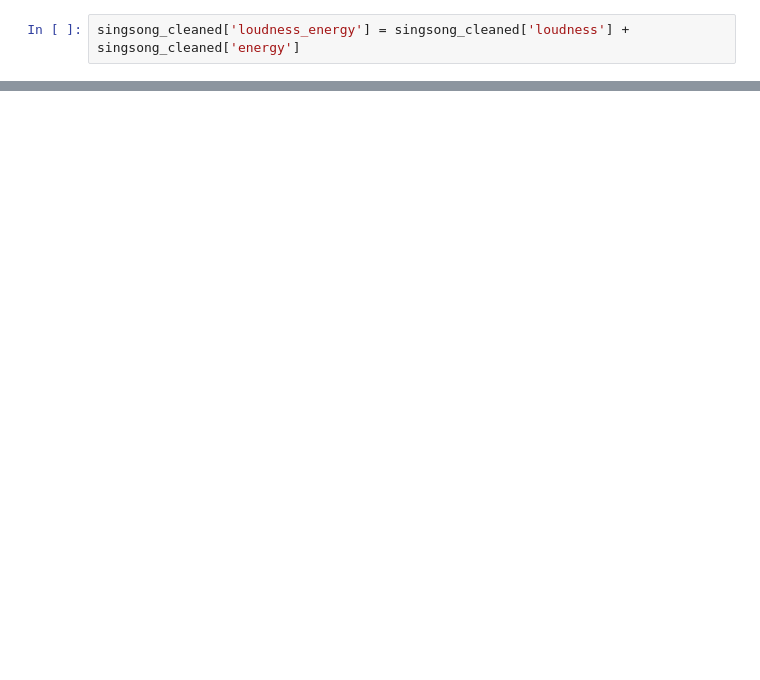
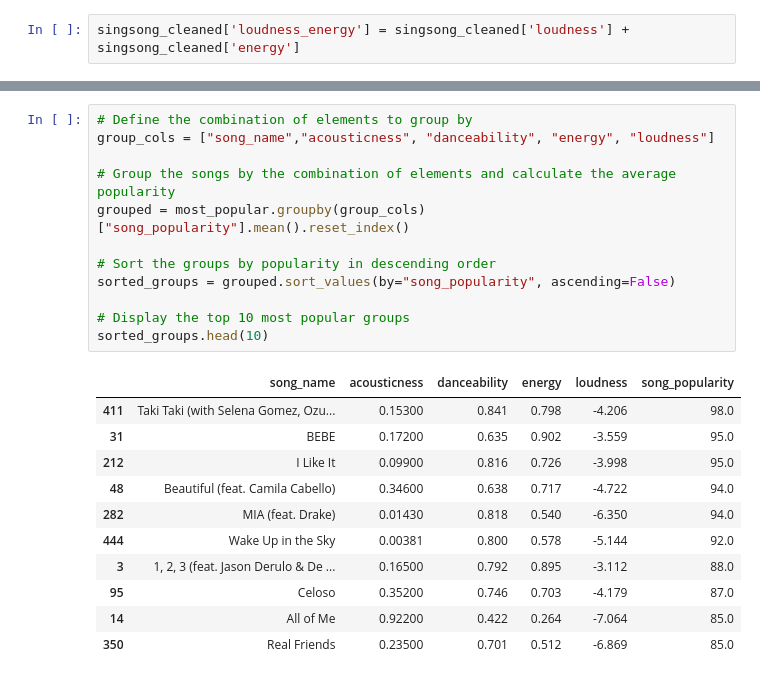
Before and after one commit to ubco-W2022T2-data301/project-group-group48, a Jupyter notebook: analysis pipeline/Person 1.ipynb, the cells around one changed output, grey strips where cells are left out. Cells and saved outputs as stored; diff of their text form; blank space fills up the shorter version.

```diff
--- a/analysis pipeline/Person 1.ipynb
+++ b/analysis pipeline/Person 1.ipynb
@@ -78,0 +120,24 @@ singsong_cleaned
+# %%
+# Define the combination of elements to group by
+group_cols = ["song_name","acousticness", "danceability", "energy", "loudness"]
+
+# Group the songs by the combination of elements and calculate the average popularity
+grouped = most_popular.groupby(group_cols)["song_popularity"].mean().reset_index()
+
+# Sort the groups by popularity in descending order
+sorted_groups = grouped.sort_values(by="song_popularity", ascending=False)
+
+# Display the top 10 most popular groups
+sorted_groups.head(10)
+# %% [output]
+|  | song_name | acousticness | danceability | energy | loudness | song_popularity |
+| 411 | Taki Taki (with Selena Gomez, Ozu... | 0.15300 | 0.841 | 0.798 | -4.206 | 98.0 |
+| 31 | BEBE | 0.17200 | 0.635 | 0.902 | -3.559 | 95.0 |
+| 212 | I Like It | 0.09900 | 0.816 | 0.726 | -3.998 | 95.0 |
+| 48 | Beautiful (feat. Camila Cabello) | 0.34600 | 0.638 | 0.717 | -4.722 | 94.0 |
+| 282 | MIA (feat. Drake) | 0.01430 | 0.818 | 0.540 | -6.350 | 94.0 |
+| 444 | Wake Up in the Sky | 0.00381 | 0.800 | 0.578 | -5.144 | 92.0 |
+| 3 | 1, 2, 3 (feat. Jason Derulo & De ... | 0.16500 | 0.792 | 0.895 | -3.112 | 88.0 |
+| 95 | Celoso | 0.35200 | 0.746 | 0.703 | -4.179 | 87.0 |
+| 14 | All of Me | 0.92200 | 0.422 | 0.264 | -7.064 | 85.0 |
+| 350 | Real Friends | 0.23500 | 0.701 | 0.512 | -6.869 | 85.0 |
```
Also changed, not shown: parts of 6 cells of this notebook.
